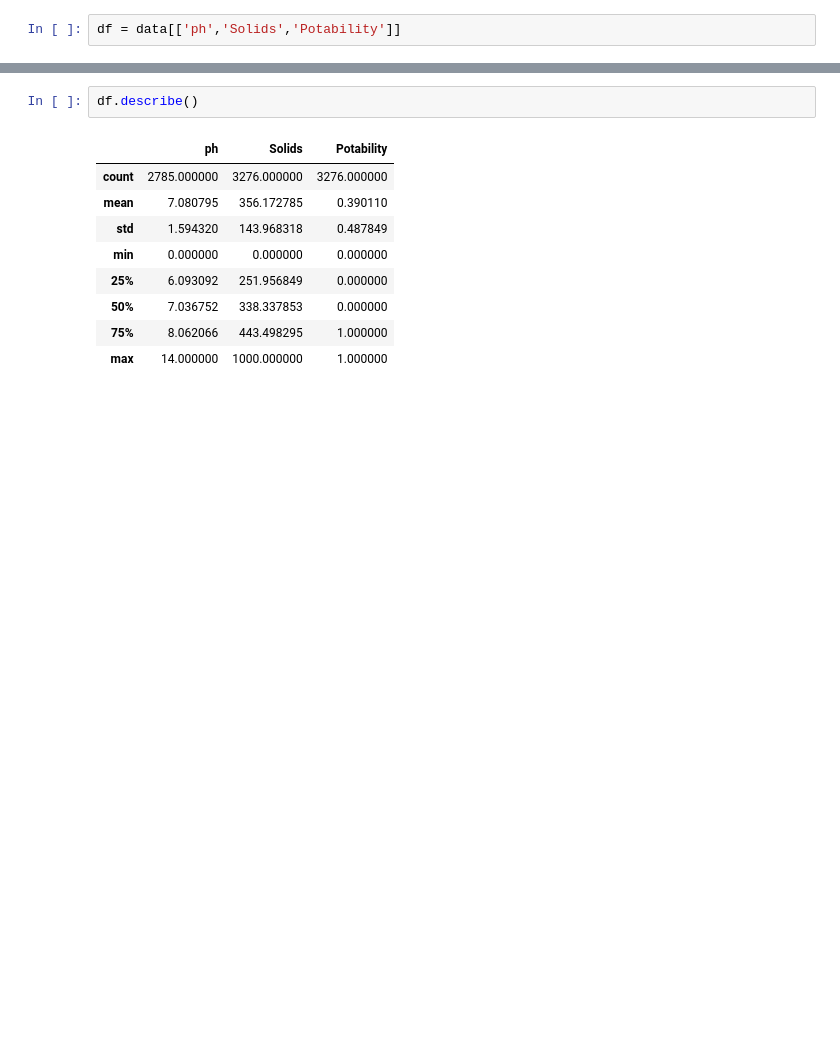
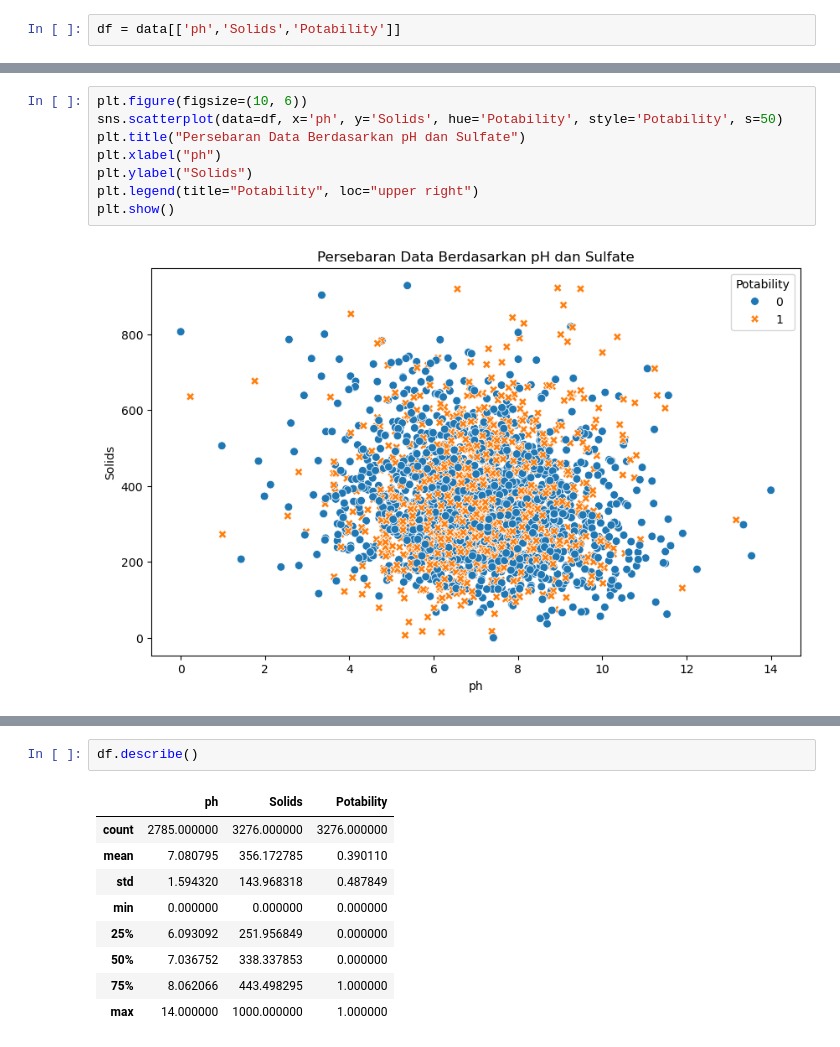
Before and after one commit to Lab-ICN/water-potability-ml-service, a Jupyter notebook: Infra/Example.ipynb, the cells around one changed output, grey strips where cells are left out. Saved outputs shown, nothing was run; the diff lists cells and outputs as text; blank space fills up the shorter version.

```diff
--- a/Infra/Example.ipynb
+++ b/Infra/Example.ipynb
@@ -94,0 +68,10 @@ See the caveats in the documentation: https://pandas.pydata.org/pandas-docs/stab
+# %%
+plt.figure(figsize=(10, 6))
+sns.scatterplot(data=df, x='ph', y='Solids', hue='Potability', style='Potability', s=50)
+plt.title("Persebaran Data Berdasarkan pH dan Sulfate")
+plt.xlabel("ph")
+plt.ylabel("Solids")
+plt.legend(title="Potability", loc="upper right")
+plt.show()
+# %% [output]
+[figure, added]
```
Also changed, not shown: parts of 13 cells of this notebook, 3 other files.
